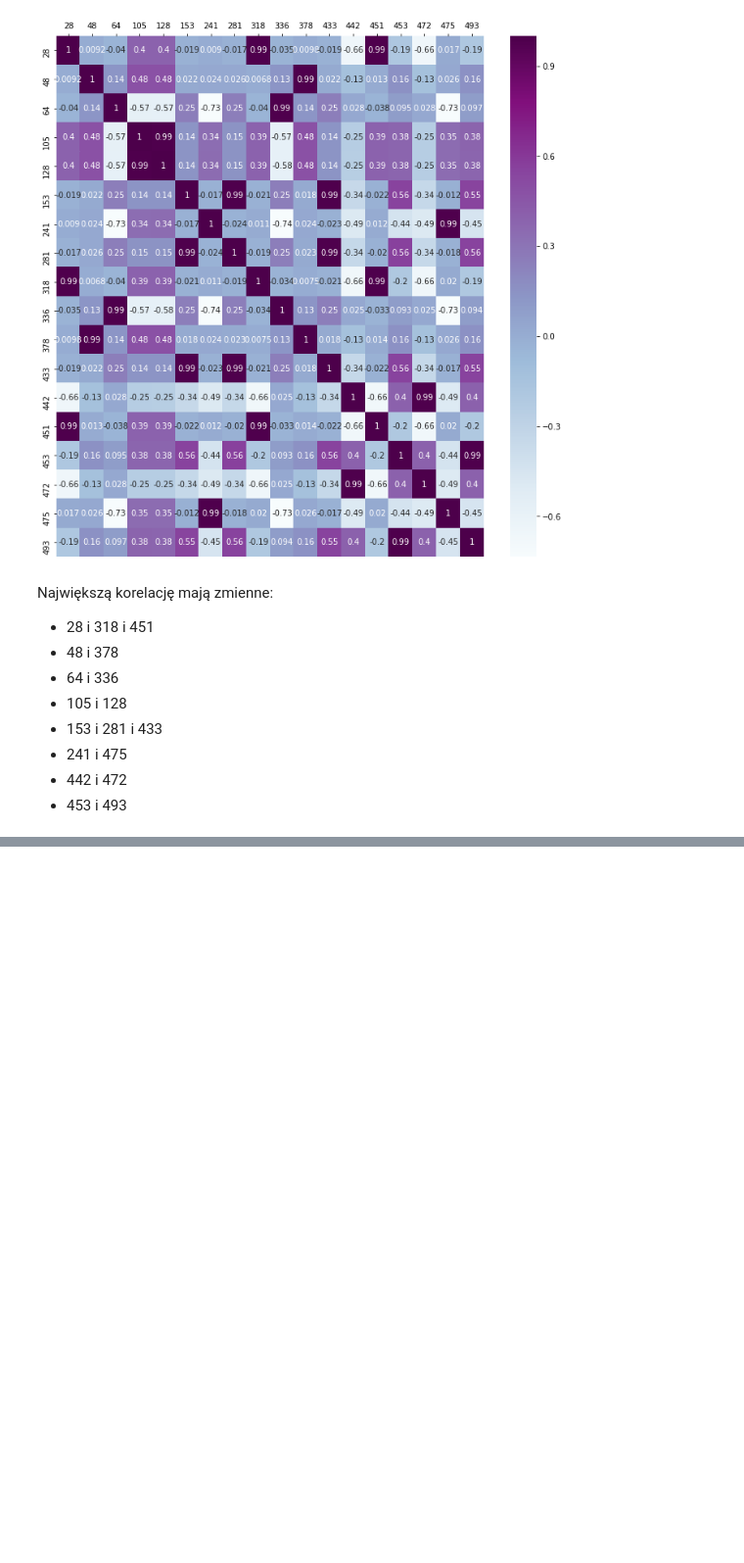
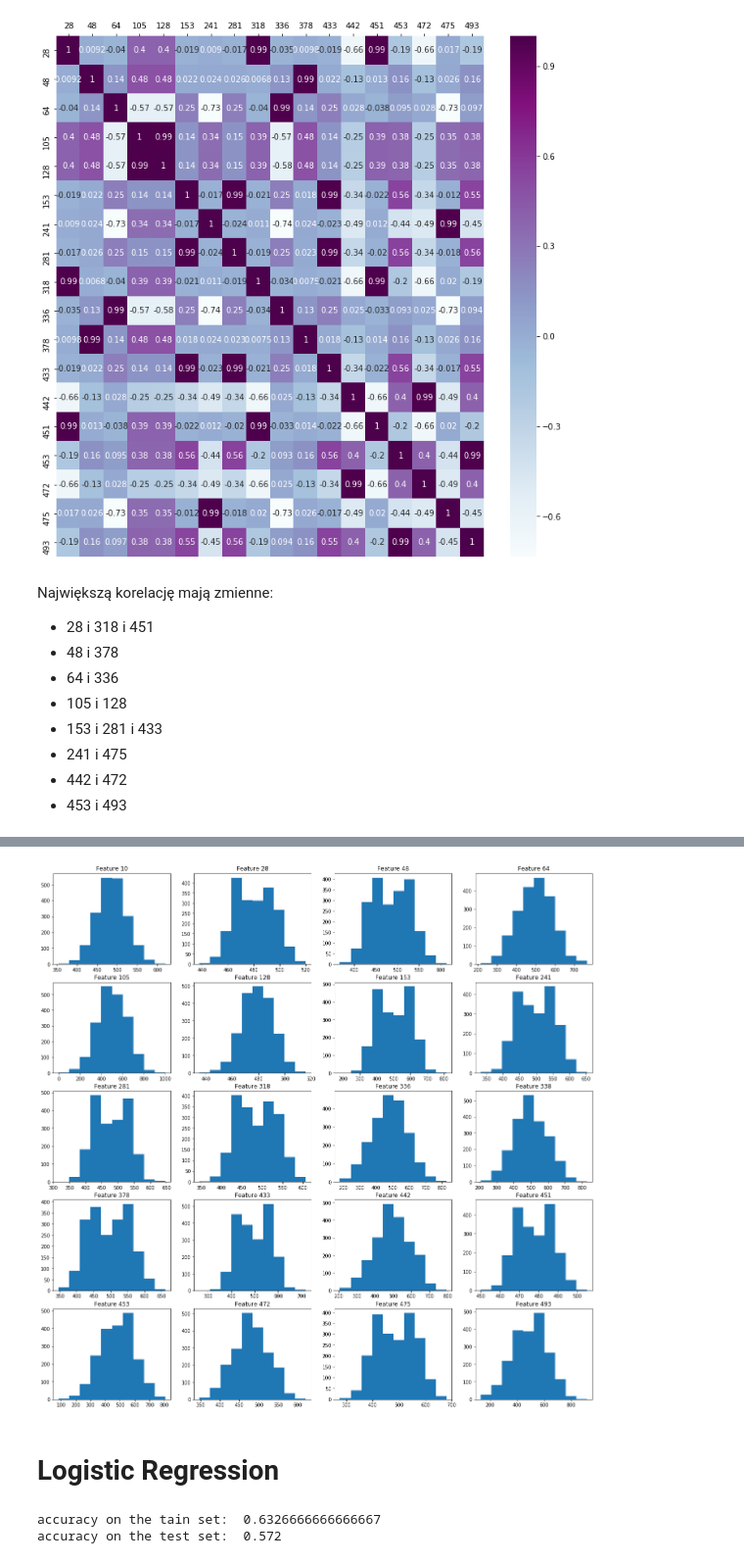
Before and after one commit to SaxMan96/Machine-Learning-Feature-Selection, a Jupyter notebook: Feature Selection.ipynb, the cells around one changed output, grey strips where cells are left out. Shown: that part at 98% size. Saved outputs shown, nothing was run; the diff lists cells and outputs as text; code cells hidden in the pictures; blank space fills up the shorter version.

```diff
--- a/Feature Selection.ipynb
+++ b/Feature Selection.ipynb
@@ -58,7 +62,11 @@ Największą korelację mają zmienne:
 - 442 i 472
 - 453 i 493
 # %%
-def boruta_feature_selection():
+def standarize(df):
+    return (df - df.min(axis=0)) / (df.max(axis=0) - df.min(axis=0))
+
+
+def boruta_feature_selection(x, y):
     rfc = RandomForestClassifier(n_estimators=200,
                                  n_jobs=-1,
                                  class_weight='balanced',
@@ -66,12 +74,12 @@ def boruta_feature_selection():
                                  random_state=0)
     boruta_selector = BorutaPy(rfc,
                                n_estimators='auto',
-                               verbose=2,
+                               verbose=1,
                                random_state=0)
     boruta_selector.fit(x, y)
-    selected = x[:, boruta_selector.support_]
-    features = np.where(boruta_selector.support_ == True)[0]
-    print(f"\nBoruta\nNumber of Selected Features: {features.shape[0]}")
+    features = np.where(boruta_selector.support_ +
+                        boruta_selector.support_weak_ == True)[0]
+    print(f"\rBoruta\nNumber of Selected Features: {features.shape[0]}")
     print("Selected Features: ")
     print(*features.tolist())
     return features.tolist()
@@ -125,3 +133,4 @@ def r_2_score_denoisser(regression_type="KNR"):
     print(f"Number of Selected Features: {len(features)}")
     print("Selected Feaures: ")
     print(*features)
+    return features
@@ -143,0 +155,2 @@ Selected Feaures:
+# %%
+features_boruta = boruta_feature_selection(x_df.values, y_df.values)
@@ -144,2 +175,2 @@ Selected Feaures:
 # %%
-features = boruta_feature_selection()
+features = features_boruta
@@ -213,3 +177,4 @@ print(features)
 # %%
-x_df_sel = x_df.iloc[:, features]
-x_train, x_test, y_train, y_test = train_test_split(x_df_sel, y, test_size=0.1)
+x_sel = x_df.iloc[:, features]
+x_val_sel = x_df_val.iloc[:, features]
+x_train, x_test, y_train, y_test = train_test_split(x_sel,y_df,test_size=0.25)
@@ -218,0 +181,11 @@ x_train, x_test, y_train, y_test = train_test_split(x_df_sel, y, test_size=0.1)
+# %%
+fig = plt.figure(figsize=(20, 20))
+
+for i in range(len(x_sel.columns)):
+    fig.add_subplot(5, 4, i + 1)
+    plt.hist(x_sel.iloc[:, i])
+    plt.title(f"Feature {x_sel.columns[i]}")
+# %% [output]
+[figure, added]
+# %% [markdown]
+# Logistic Regression
@@ -218,0 +196,6 @@ x_train, x_test, y_train, y_test = train_test_split(x_df_sel, y, test_size=0.1)
+# %%
+print('accuracy on the tain set: ', logregPipe.score(x_train, y_train))
+print('accuracy on the test set: ', logregPipe.score(x_test, y_test))
+# %% [output]
+accuracy on the tain set:  0.6326666666666667
+accuracy on the test set:  0.572
```
Also changed, not shown: parts of 39 cells of this notebook, 3 other files.
